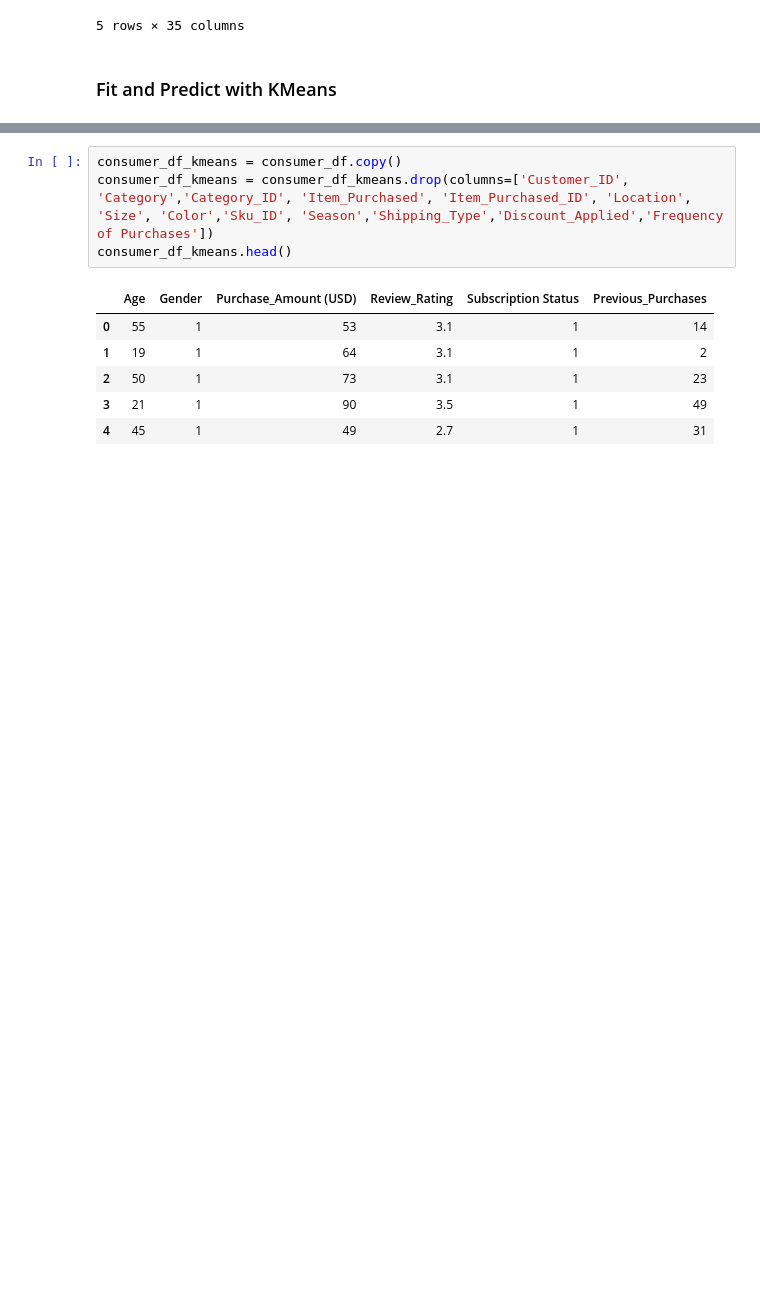
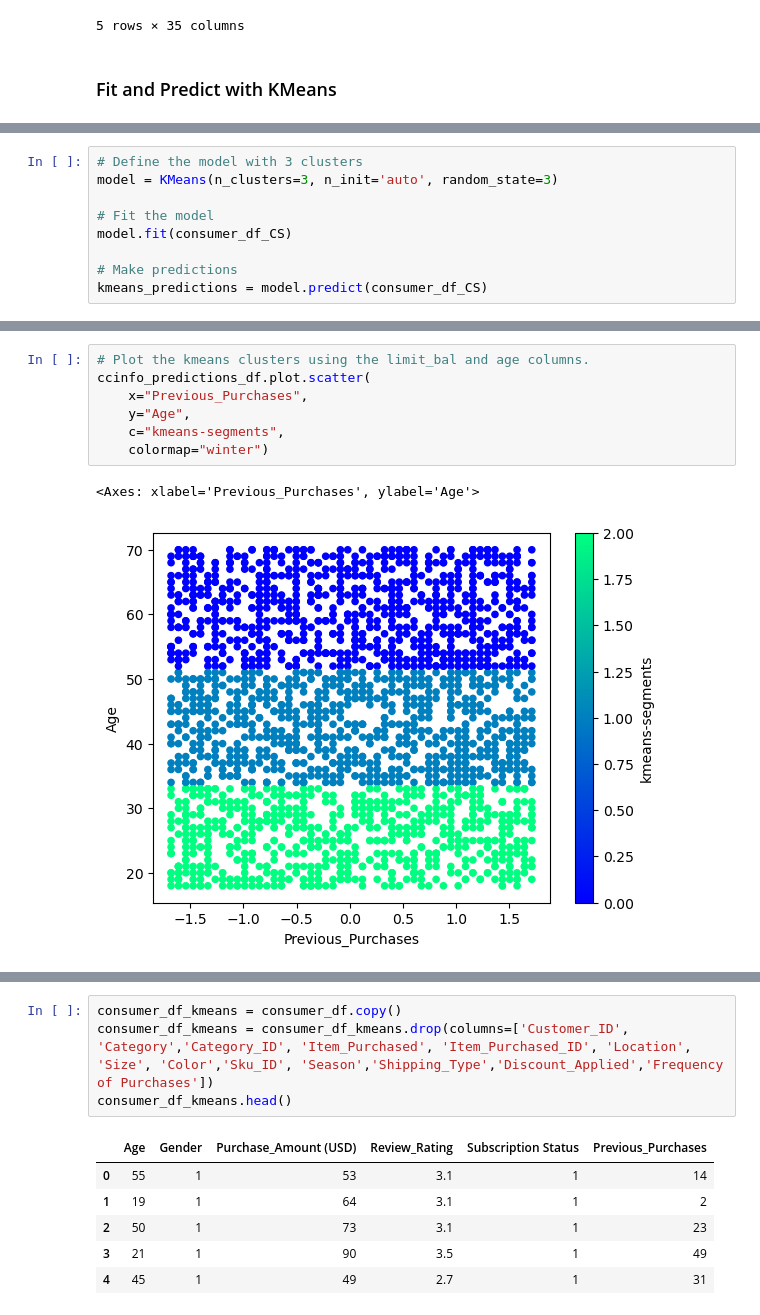
Before and after one commit to kylekerner/project2, a Jupyter notebook: project2.ipynb, the cells around one changed output, grey strips where cells are left out. Saved outputs shown, nothing was run; the diff lists cells and outputs as text; blank space fills up the shorter version.

```diff
--- a/project2.ipynb
+++ b/project2.ipynb
@@ -388,0 +575,9 @@ rate_df_scaled.head()
+# %%
+# Define the model with 3 clusters
+model = KMeans(n_clusters=3, n_init='auto', random_state=3)
+
+# Fit the model
+model.fit(consumer_df_CS)
+
+# Make predictions
+kmeans_predictions = model.predict(consumer_df_CS)
@@ -388,0 +620,10 @@ rate_df_scaled.head()
+# %%
+# Plot the kmeans clusters using the limit_bal and age columns.
+ccinfo_predictions_df.plot.scatter(
+    x="Previous_Purchases",
+    y="Age",
+    c="kmeans-segments",
+    colormap="winter")
+# %% [output]
+<Axes: xlabel='Previous_Purchases', ylabel='Age'>
+[figure, added]
```
Also changed, not shown: parts of 34 cells of this notebook.
